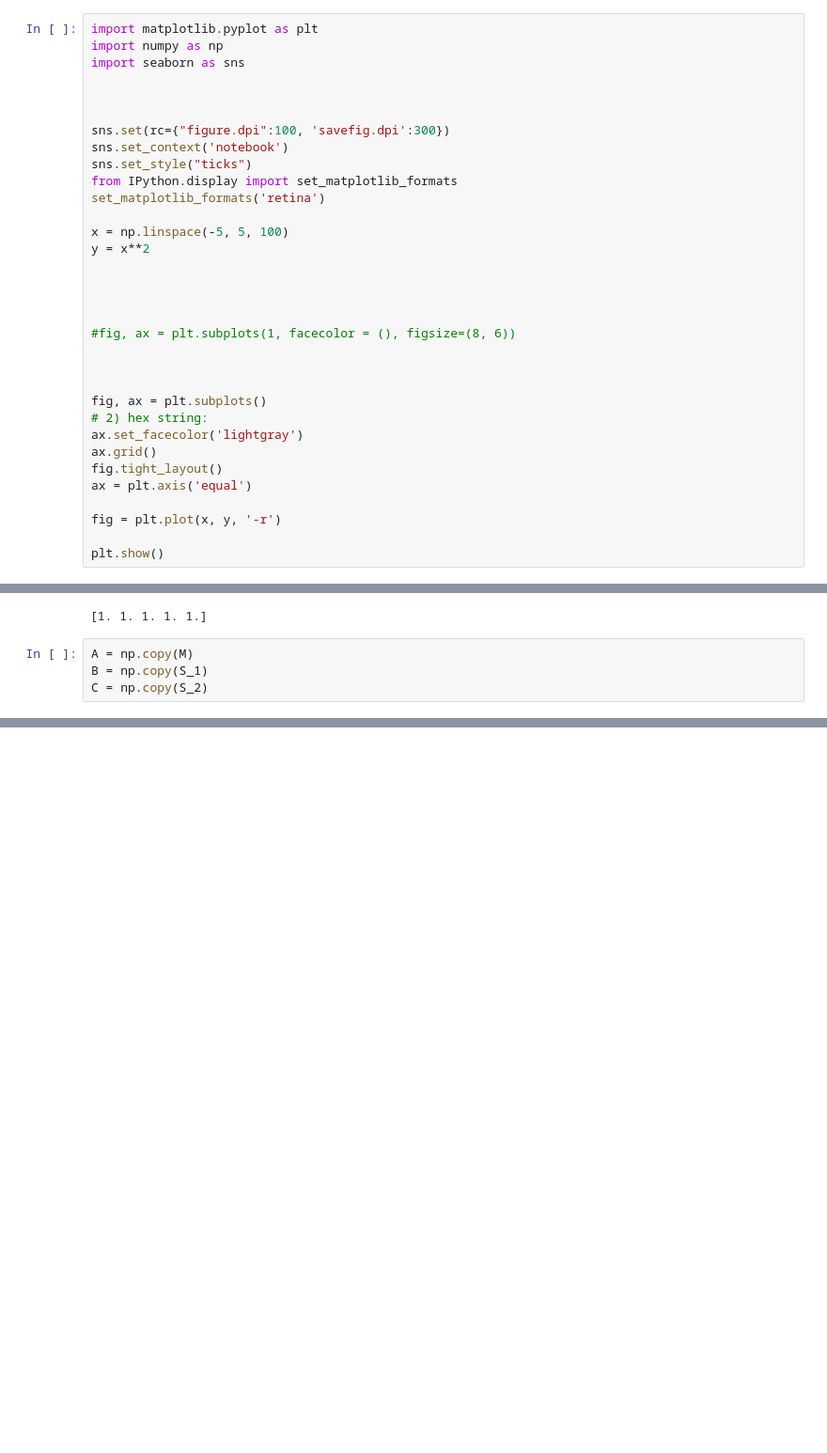
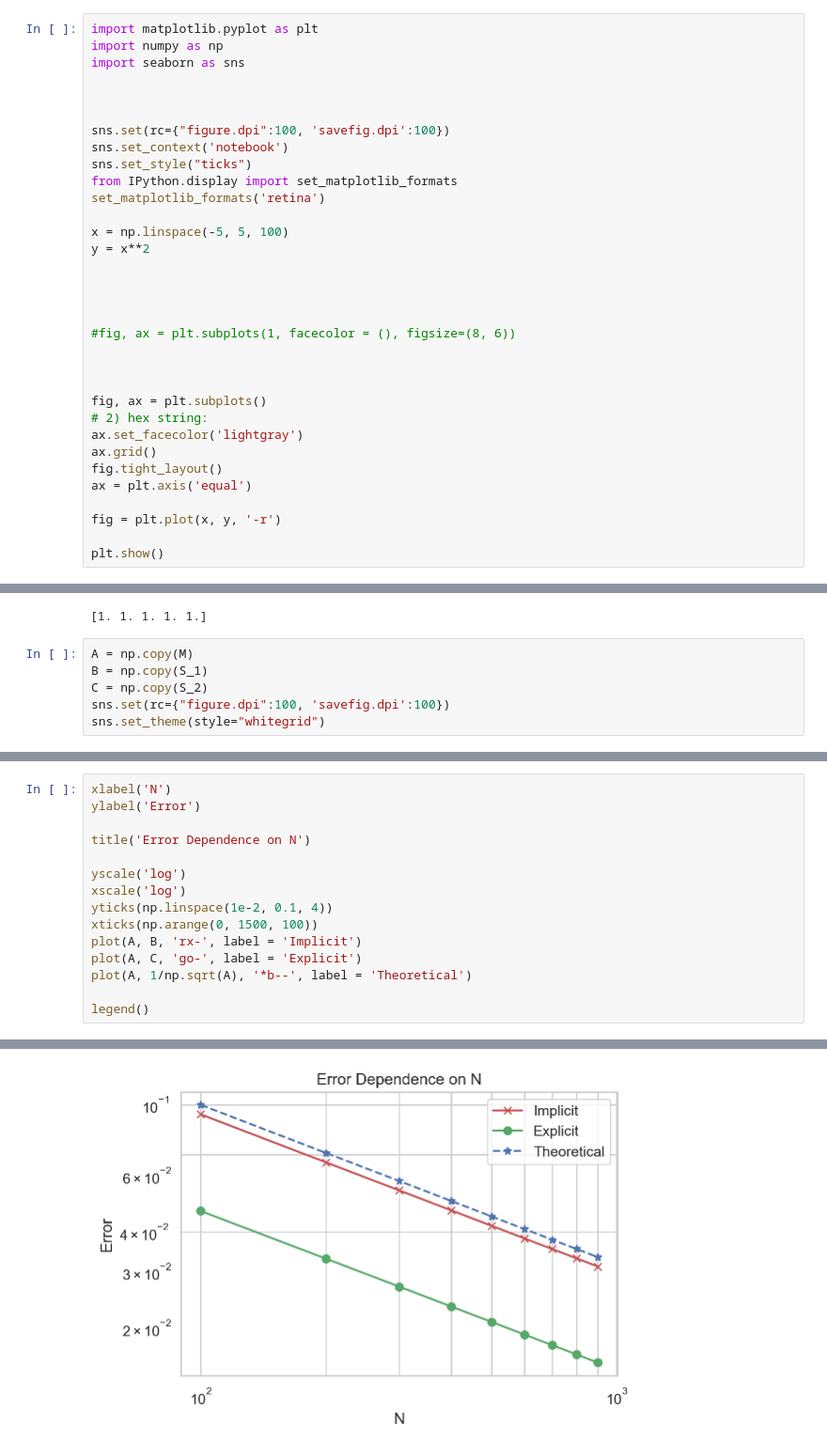
Before and after one commit to GertCell/PhysDep, a Jupyter notebook: GasDyn/Wave_optimised.ipynb, the cells around one changed output, grey strips where cells are left out. Shown at 94% size. Cells and saved outputs as stored; diff of their text form; blank space fills up the shorter version.

```diff
--- a/GasDyn/Wave_optimised.ipynb
+++ b/GasDyn/Wave_optimised.ipynb
@@ -197,7 +199,7 @@ import seaborn as sns
 
 
 
-sns.set(rc={"figure.dpi":100, 'savefig.dpi':300})
+sns.set(rc={"figure.dpi":100, 'savefig.dpi':100})
 sns.set_context('notebook')
 sns.set_style("ticks")
 from IPython.display import set_matplotlib_formats
@@ -248,3 +250,5 @@ gcf().canvas.draw()
 A = np.copy(M)
 B = np.copy(S_1)
 C = np.copy(S_2)
+sns.set(rc={"figure.dpi":100, 'savefig.dpi':100})
+sns.set_theme(style="whitegrid")
@@ -258,0 +255,16 @@ plot(A, C)
+# %%
+xlabel('N')
+ylabel('Error')
+
+title('Error Dependence on N')
+
+yscale('log')
+xscale('log')
+yticks(np.linspace(1e-2, 0.1, 4))
+xticks(np.arange(0, 1500, 100))
+plot(A, B, 'rx-', label = 'Implicit')
+plot(A, C, 'go-', label = 'Explicit')
+plot(A, 1/np.sqrt(A), '*b--', label = 'Theoretical')
+
+legend()
+# %% [output]
@@ -258,0 +272 @@ plot(A, C)
+[figure, added]
```
Also changed, not shown: parts of 3 cells of this notebook.
